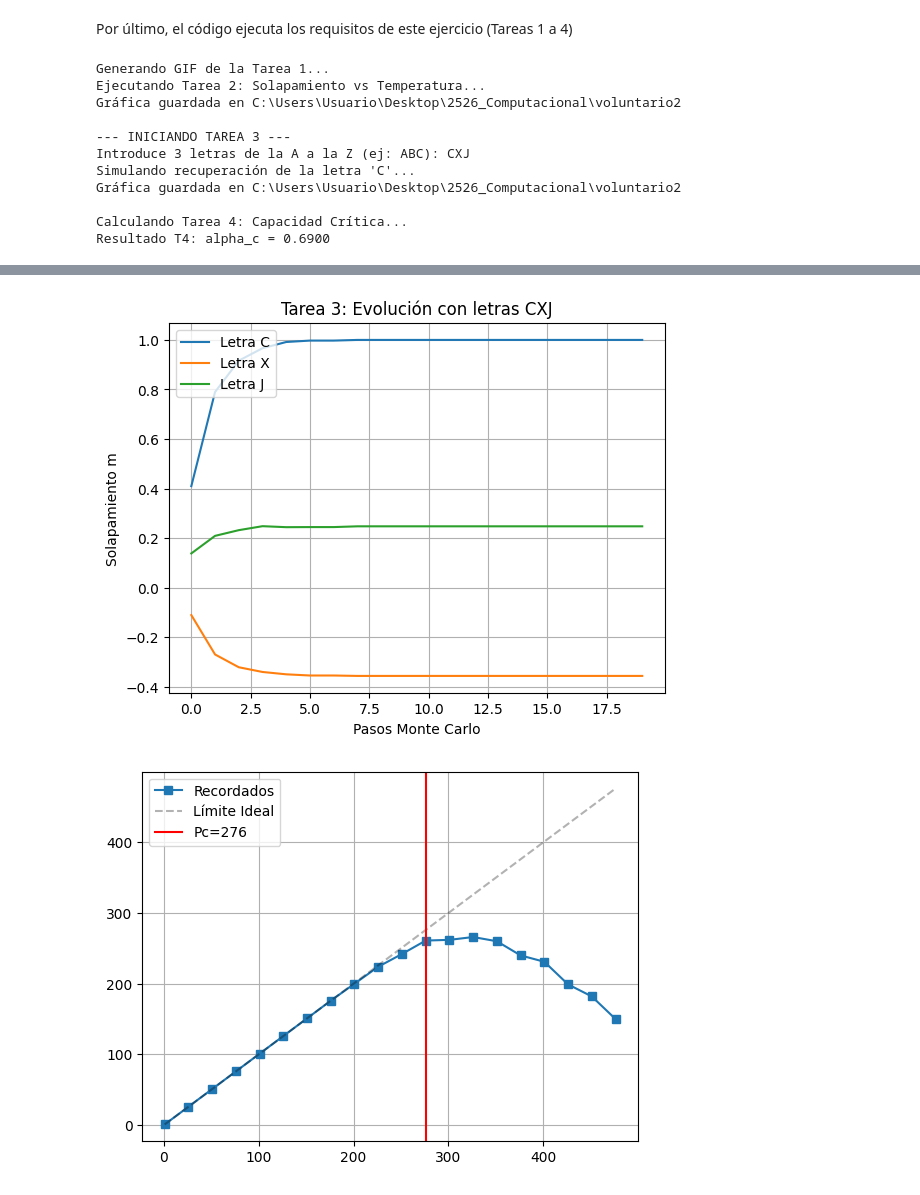
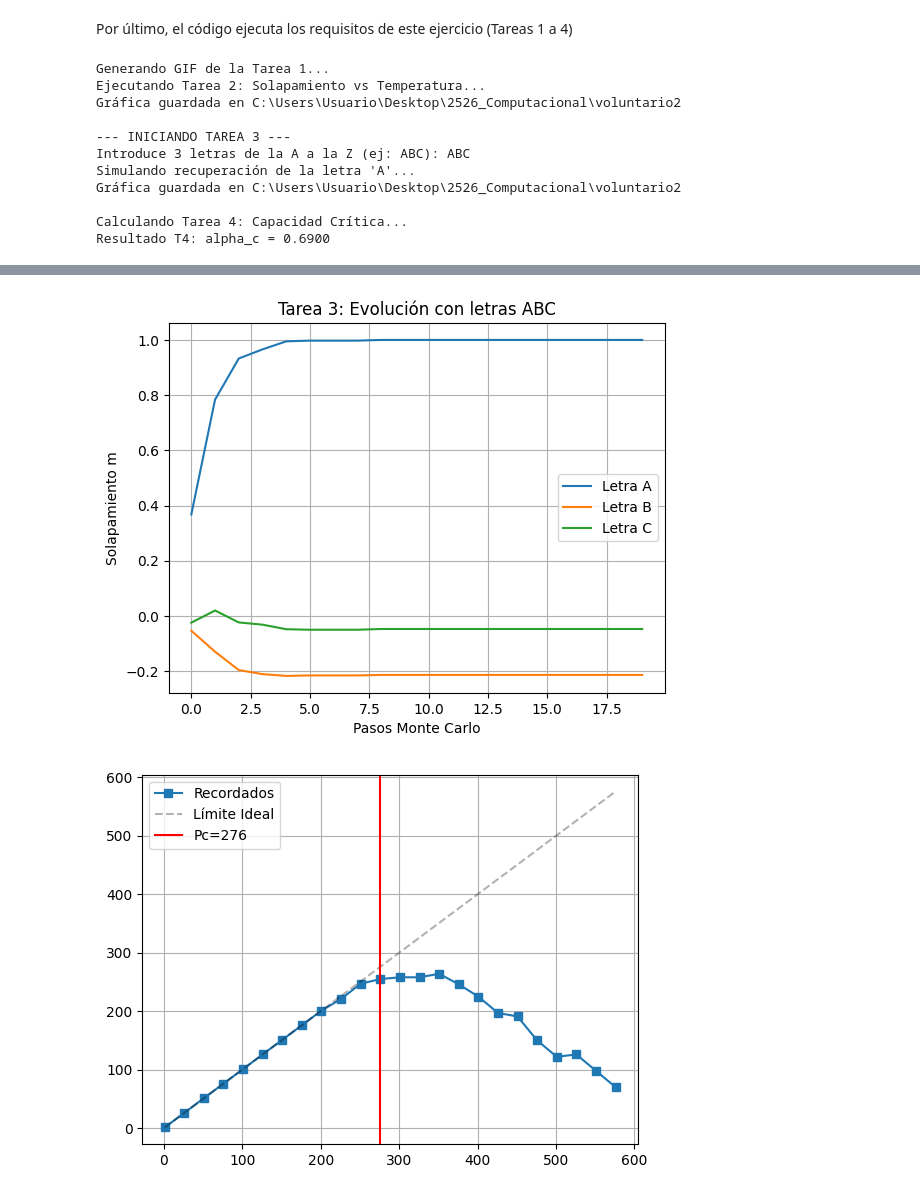
Before and after one commit to carmenbonal/2526_Computacional, a Jupyter notebook: voluntario2/Voluntario2.ipynb, the cells around one changed output, grey strips where cells are left out. Cells and saved outputs as stored; diff of their text form; code cells hidden in the pictures.

```diff
--- a/voluntario2/Voluntario2.ipynb
+++ b/voluntario2/Voluntario2.ipynb
@@ -312,7 +312,7 @@ def run_all_tasks():
 
     print("\nCalculando Tarea 4: Capacidad Crítica...")
     N4 = 20
-    P_vals = np.arange(1, 501, 25) # Patrones aleatorios para estresar la red [cite: 31, 32]
+    P_vals = np.arange(1, 601, 25) # Patrones aleatorios para estresar la red [cite: 31, 32]
     recuperados = []
     Pc = 0
     for P in P_vals:
@@ -341,8 +341,8 @@ Ejecutando Tarea 2: Solapamiento vs Temperatura...
 Gráfica guardada en C:\Users\Usuario\Desktop\2526_Computacional\voluntario2
 
 --- INICIANDO TAREA 3 ---
-Introduce 3 letras de la A a la Z (ej: ABC): CXJ
-Simulando recuperación de la letra 'C'...
+Introduce 3 letras de la A a la Z (ej: ABC): ABC
+Simulando recuperación de la letra 'A'...
 Gráfica guardada en C:\Users\Usuario\Desktop\2526_Computacional\voluntario2
 
 Calculando Tarea 4: Capacidad Crítica...
@@ -351,2 +351,2 @@ Resultado T4: alpha_c = 0.6900
-[figure, old version]
+[figure, new version]
-[figure, old version]
+[figure, new version]
```
Also changed, not shown: parts of 2 cells of this notebook.
